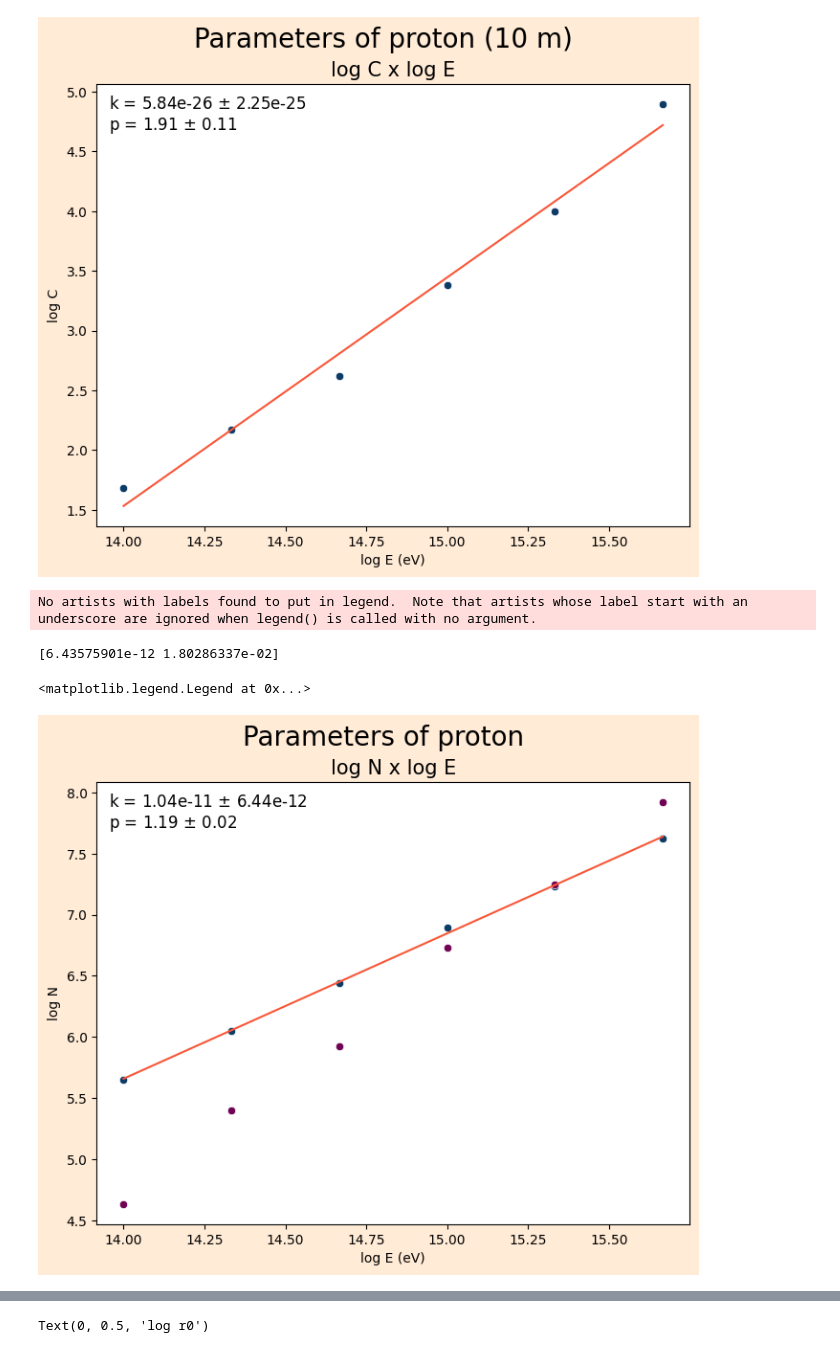
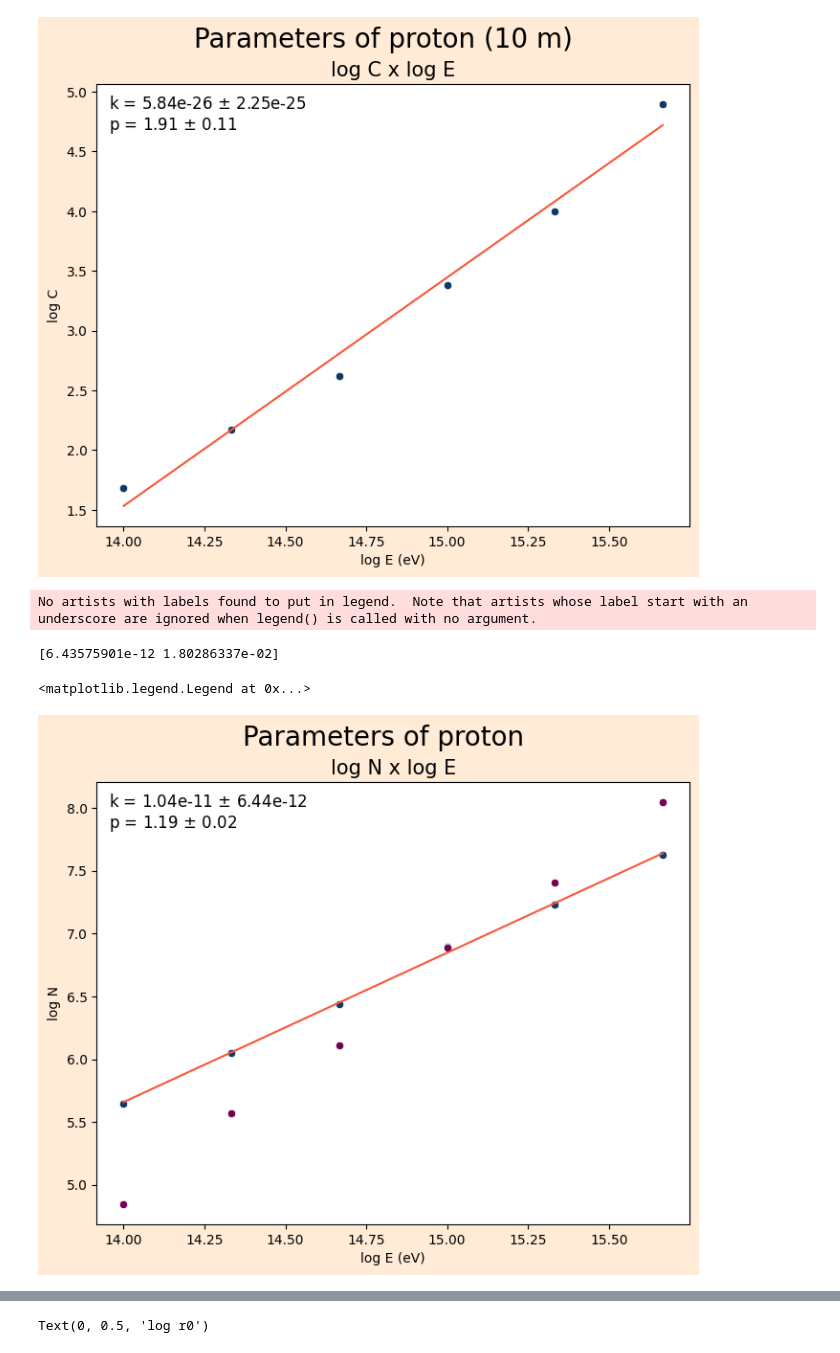
Before and after one commit to lucas-orfei/mestrado, a Jupyter notebook: parameters_10m.ipynb, the cells around one changed output, grey strips where cells are left out. Drawn from its saved outputs; the diff is of its cells as text; code cells hidden in the pictures.

```diff
--- a/parameters_10m.ipynb
+++ b/parameters_10m.ipynb
@@ -146,7 +147,7 @@ a = [0.2577,0.5818,0.2917,0.4475,0.5048,0.561]
 b = [1.474,1.089,1.127,1.131,1.244,1.17]
 r0 = [2.58997e+04,953.2,1061,443.8,648.6,822,765.4]
 E = [1E14, 2.15E14, 4.64E14,1E15,2.15E15,4.64E15]
-D = [2.11947e-05,0.00608937,0.0763921,0.250482,1.73749,9.03232,54.1215]
+D = [4.44812e-05,0.00999383,0.10479,0.373978,2.42998,12.1496,68.2751]
 N_t = []
 N_s = []
 
@@ -371,7 +372,7 @@ shape: (6, 4)
 C = [48.24,148.9,419.5,2420,9926,7.903E4]
 r0 = [420.9,294.9,233.4,224.4, 287.3,474.6]
 E = [1E14, 2.15E14, 4.64E14,1E15,2.15E15,4.64E15]
-D = [0.0136873,0.0804352,0.265194,1.72513,5.66541,26.6964]
+D = [0.0223983,0.11818,0.4136,2.47644,8.05357,35.6098]
 N_t = []
 N_s = []
 
@@ -415,34 +416,34 @@ fig.suptitle('Parameters of proton', size = 20)
 
 ax.set_title('log N x log E', size = 15)
 ax.set_xlabel('log E (eV)')
 ax.set_ylabel('log N')
 ax.set_facecolor('white')
 
 
 sns.scatterplot(x = logE, y = logN, color = '#0D3B66', ax = ax)
 sns.scatterplot(x = logE, y = logN_s, color = '#700353', ax = ax)
 
 #Fit
 def power(x, k, p):
     return np.log10(k*x**p)
 
 initial_guess = [1,1]
 
 coefficients, cov = curve_fit(power, E, np.log10(N_t), p0=initial_guess)
 
 inc = np.sqrt(np.diag(cov))
 print(np.sqrt(np.diag(cov)))
 
 ax.plot(logE, power(E,*coefficients), color = '#F95738')
 
 ax.legend(title = 'k = {:.2e} $\pm$ {:.2e}\np = {:.2f} $\pm$ {:.2f}'
           .format(coefficients[0],inc[0],coefficients[1],inc[1]),
           title_fontsize = 12,facecolor = 'white', frameon = False)
 # %% [output]
 No artists with labels found to put in legend.  Note that artists whose label start with an underscore are ignored when legend() is called with no argument.
 [6.43575901e-12 1.80286337e-02]
 <matplotlib.legend.Legend at 0x...>
-[figure, old version]
+[figure, new version]
 # %%
 relative_error = abs((logN_s-logN))/logN
 
```
Also changed, not shown: parts of 8 cells of this notebook.
